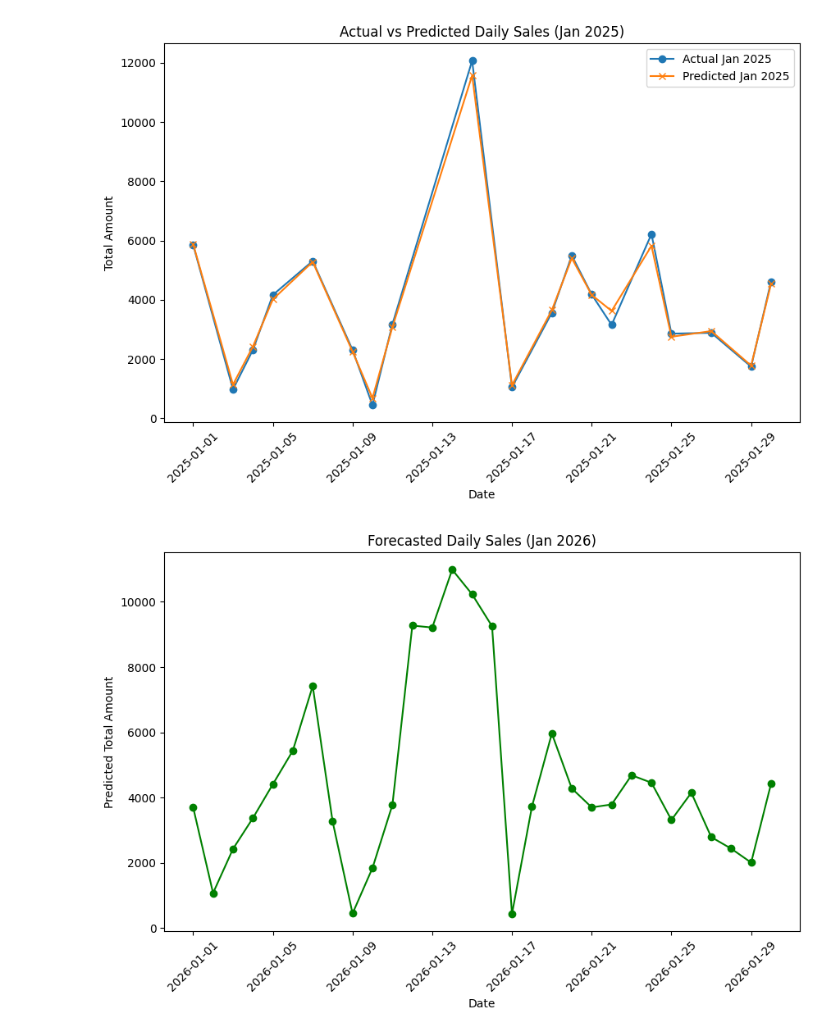
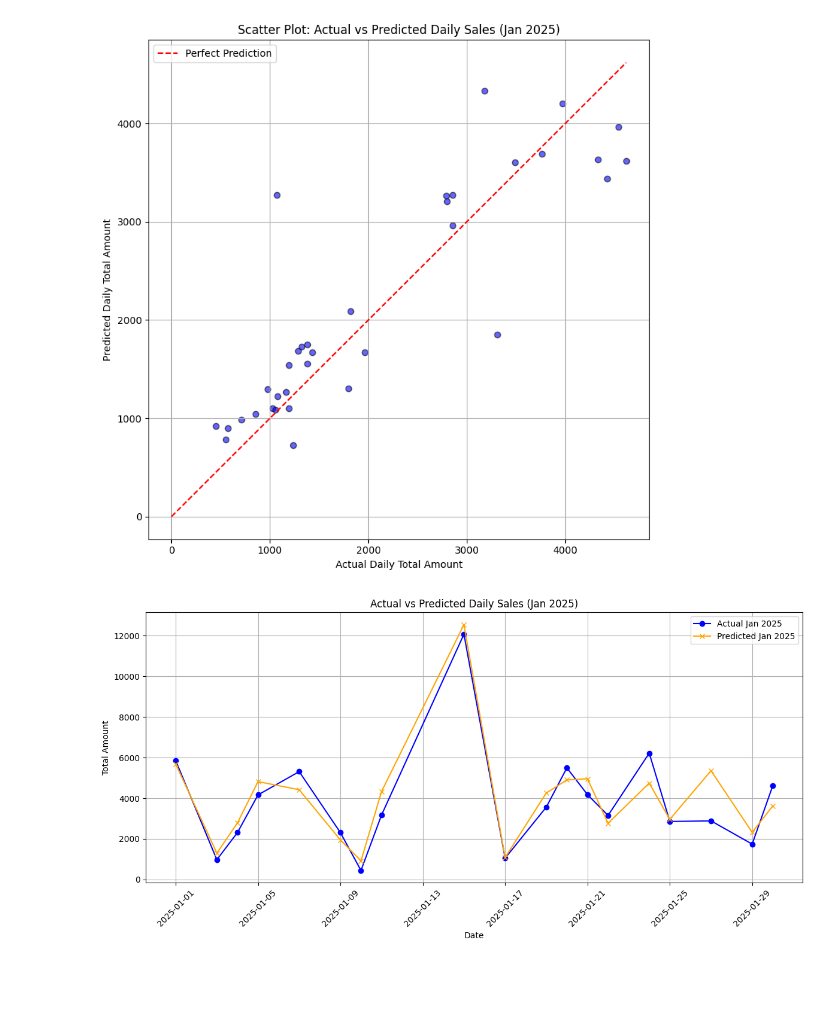
Before and after one commit to Keerthishwarandk/DAprojects, a Jupyter notebook: DA-Methods/Predictive/predictive_forcast.ipynb, the cells around one changed output. Drawn from its saved outputs; the diff is of its cells as text; code cells hidden in the pictures; blank space fills up the shorter version.

```diff
--- a/DA-Methods/Predictive/predictive_forcast.ipynb
+++ b/DA-Methods/Predictive/predictive_forcast.ipynb
@@ -146,25 +138,0 @@ future_df.head(10)
-# %%
-# Cell 8: Visualizations
-
-# Actual vs Predicted (Jan 2025)
-plt.figure(figsize=(10,6))
-plt.plot(results['Date'], results['Actual_Total_Amount'], label="Actual Jan 2025", marker='o')
-plt.plot(results['Date'], results['Predicted_Total_Amount'], label="Predicted Jan 2025", marker='x')
-plt.xlabel("Date")
-plt.ylabel("Total Amount")
-plt.title("Actual vs Predicted Daily Sales (Jan 2025)")
-plt.legend()
-plt.xticks(rotation=45)
-plt.show()
-
-# Forecast Jan 2026
-plt.figure(figsize=(10,6))
-plt.plot(future_df['Date'], future_df['Predicted_Total_Amount'], marker='o', color='green')
-plt.xlabel("Date")
-plt.ylabel("Predicted Total Amount")
-plt.title("Forecasted Daily Sales (Jan 2026)")
-plt.xticks(rotation=45)
-plt.show()
-# %% [output]
-[figure, removed]
-[figure, removed]
@@ -179,0 +182,41 @@ train_data.to_csv("jan2024_2025_actuals.csv", index=False)
+# %%
+
+
+# Scatter Plot: Actual vs Predicted (Jan 2025)
+plt.figure(figsize=(8,8))
+plt.scatter(test_results['Actual_Daily_Total_Amount'],
+            test_results['Predicted_Daily_Total_Amount'],
+            alpha=0.6, color='blue', edgecolor='k')
+max_val = max(test_results['Actual_Daily_Total_Amount'].max(),
+              test_results['Predicted_Daily_Total_Amount'].max())
+plt.plot([0, max_val], [0, max_val], 'r--', label='Perfect Prediction')
+
+plt.title("Scatter Plot: Actual vs Predicted Daily Sales (Jan 2025)")
+plt.xlabel("Actual Daily Total Amount")
+plt.ylabel("Predicted Daily Total Amount")
+plt.legend()
+plt.grid(True)
+plt.tight_layout()
+plt.show()
+
+# Actual vs Predicted Daily Sales (Jan 2025)(Aggregate totals by date)
+daily_agg = test_results.groupby('Date')[['Actual_Daily_Total_Amount',
+                                          'Predicted_Daily_Total_Amount']].sum().reset_index()
+
+plt.figure(figsize=(12,6))
+plt.plot(daily_agg['Date'], daily_agg['Actual_Daily_Total_Amount'],
+         marker='o', label='Actual Jan 2025', color='blue')
+plt.plot(daily_agg['Date'], daily_agg['Predicted_Daily_Total_Amount'],
+         marker='x', label='Predicted Jan 2025', color='orange')
+
+plt.title("Actual vs Predicted Daily Sales (Jan 2025)")
+plt.xlabel("Date")
+plt.ylabel("Total Amount")
+plt.xticks(rotation=45)
+plt.legend()
+plt.grid(True)
+plt.tight_layout()
+plt.show()
+# %% [output]
+[figure, added]
+[figure, added]
```
Also changed, not shown: parts of 14 cells of this notebook, 4 other files.
